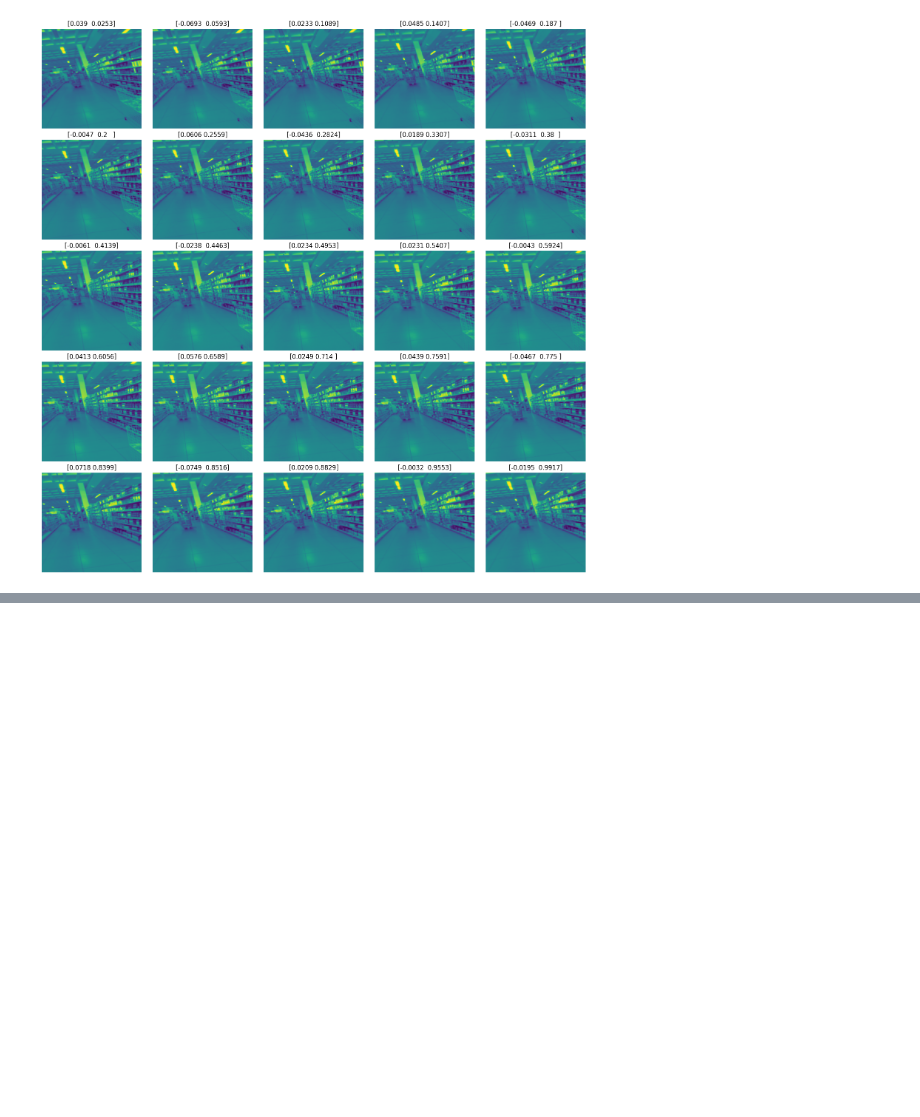
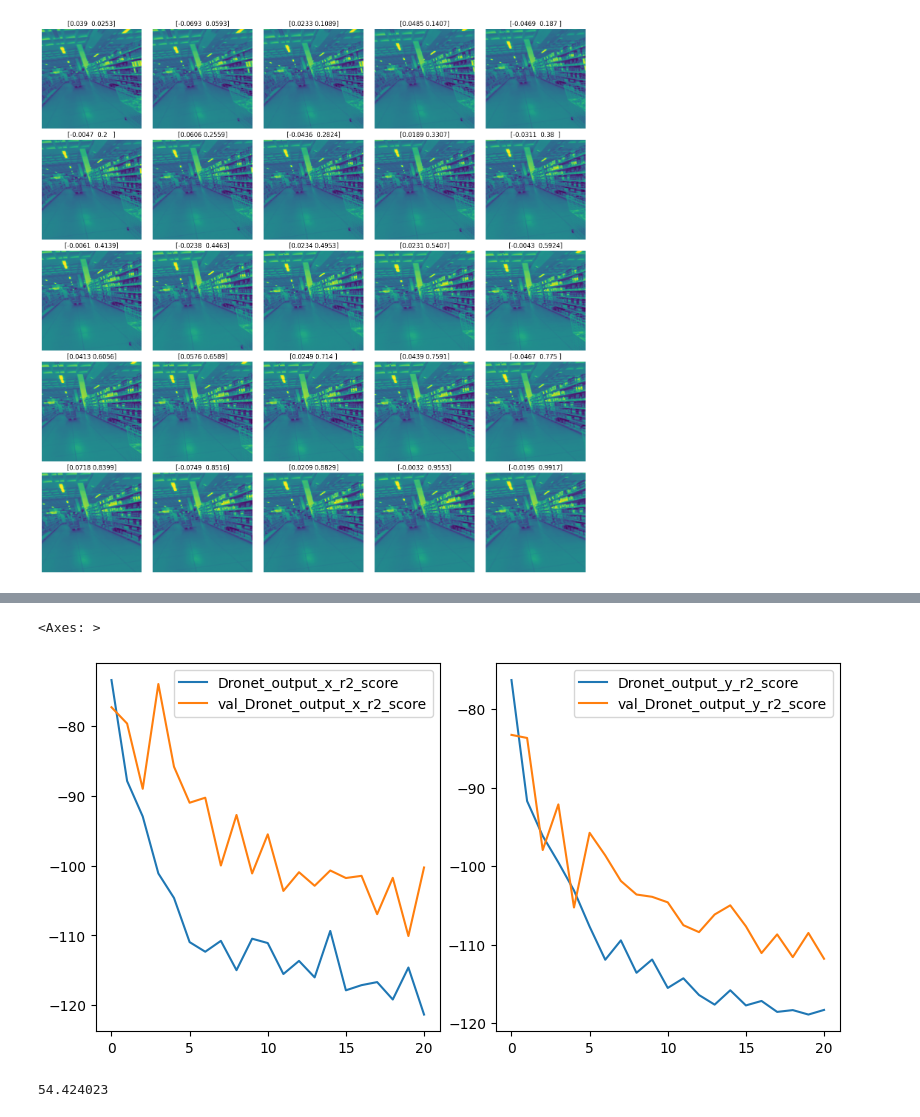
Before and after one commit to GabrieLuAlves/dronet-evaluation-for-indoor-navigation, a Jupyter notebook: dronet-evaluation-for-indoor-navigation.ipynb, the cells around one changed output, grey strips where cells are left out. Saved outputs shown, nothing was run; the diff lists cells and outputs as text; code cells hidden in the pictures; blank space fills up the shorter version.

```diff
--- a/dronet-evaluation-for-indoor-navigation.ipynb
+++ b/dronet-evaluation-for-indoor-navigation.ipynb
@@ -314,0 +311,23 @@ I0000 00:00:1742516323.969462      68 device_compiler.h:188] Compiled cluster us
+# %%
+fig, ax = plt.subplots(1, 2, figsize=(8, 4), layout="constrained")
+
+pd.DataFrame(history.history)[
+    [
+        "Dronet_output_x_r2_score",
+        "val_Dronet_output_x_r2_score"
+    ]
+].plot(ax=ax[0])
+
+pd.DataFrame(history.history)[
+    [
+        "Dronet_output_y_r2_score",
+        "val_Dronet_output_y_r2_score"
+    ]
+].plot(ax=ax[1])
+# %% [output]
+<Axes: >
+[figure, added]
+# %%
+np.sum(np.power(y_test_scaled[:, 0] - y_pred[:, 0], 2))
+# %% [output]
+54.424023
```
Also changed, not shown: parts of 8 cells of this notebook.
